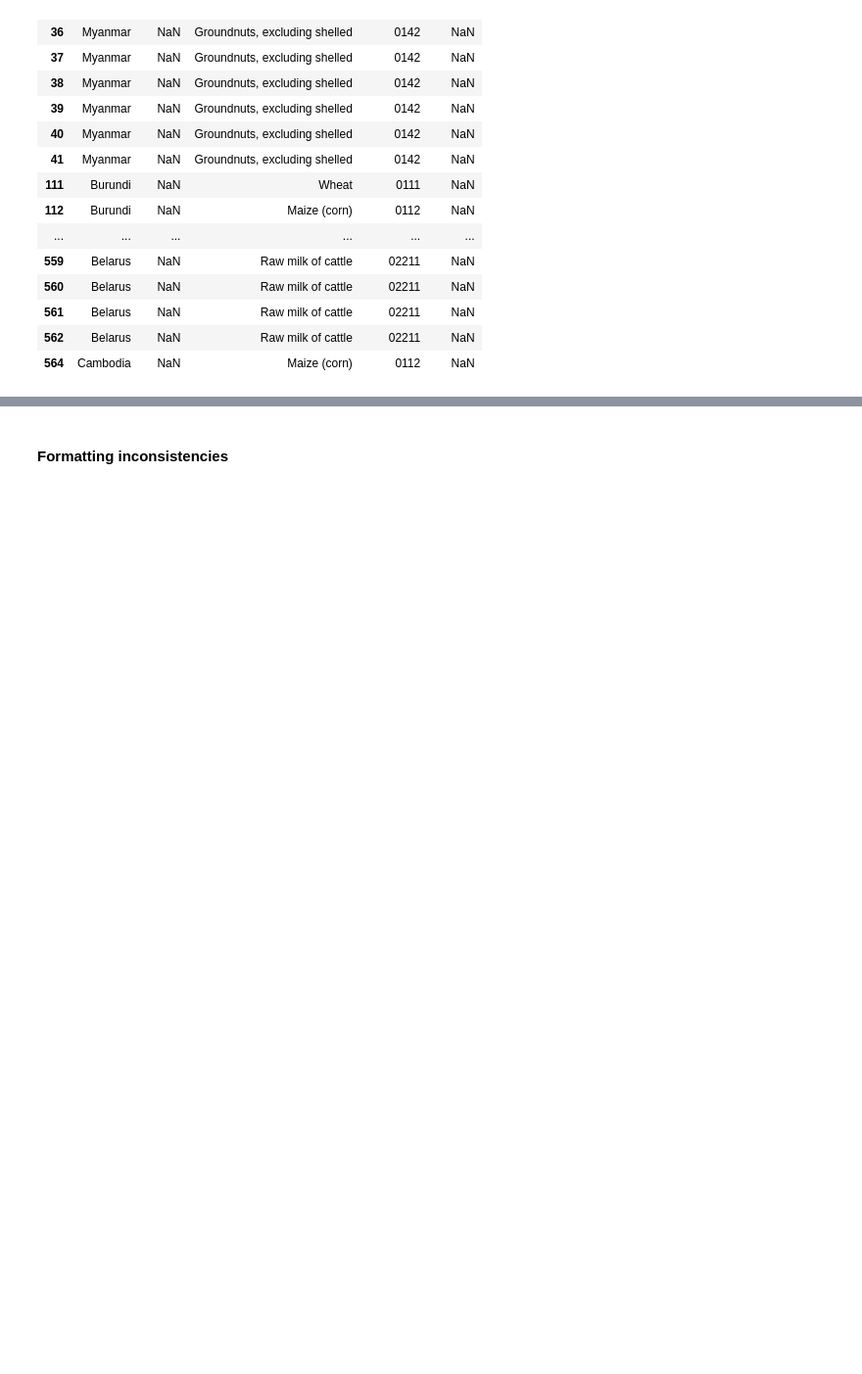
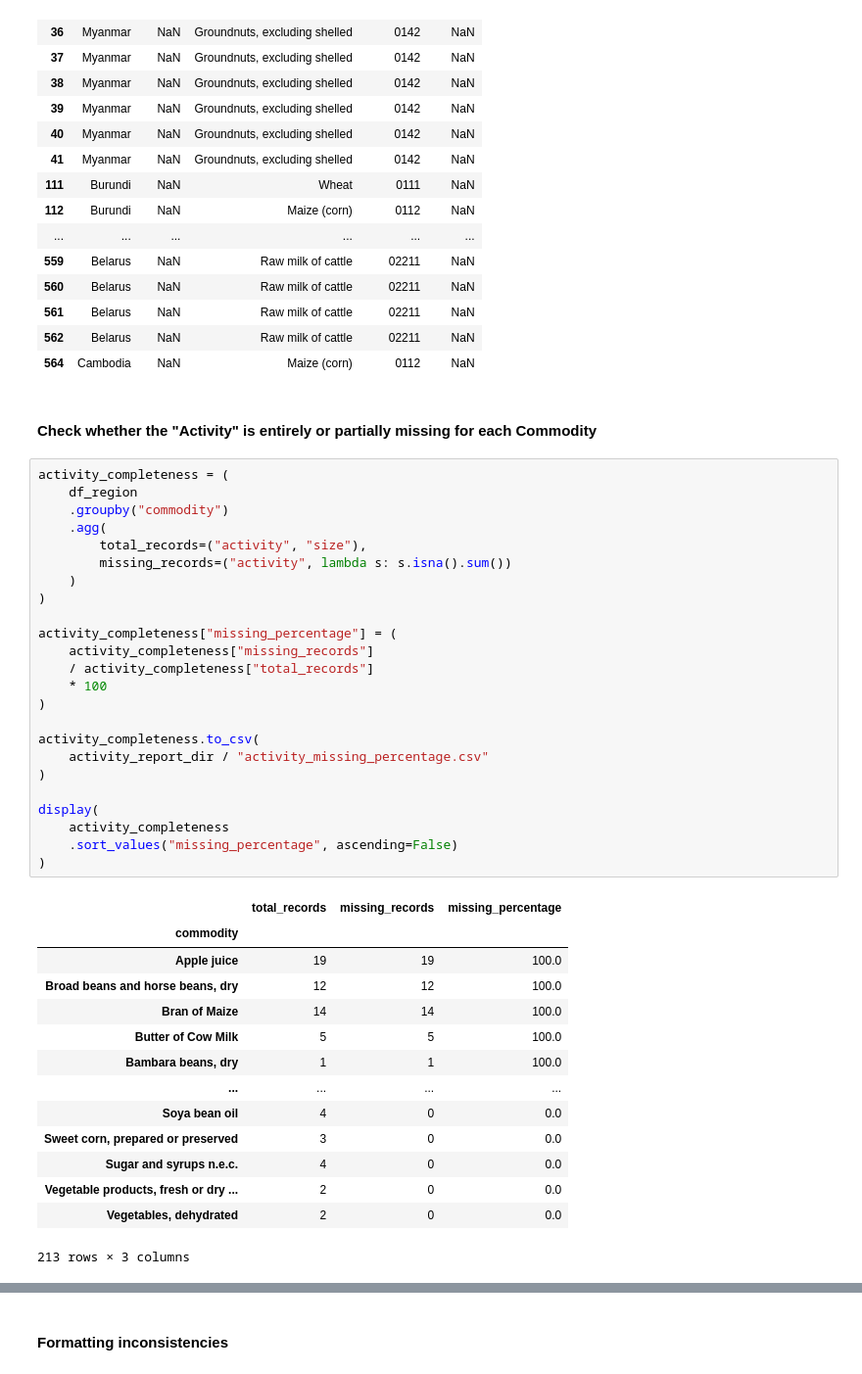
Before and after one commit to malakhassan12/Food-Waste, a Jupyter notebook: notebooks/Step_1_Data_Exploration_And_Column_Profiling_FINAL.ipynb, the cells around one changed output, grey strips where cells are left out. Shown at 98% size. Drawn from its saved outputs; the diff is of its cells as text; blank space fills up the shorter version.

```diff
--- a/notebooks/Step_1_Data_Exploration_And_Column_Profiling_FINAL.ipynb
+++ b/notebooks/Step_1_Data_Exploration_And_Column_Profiling_FINAL.ipynb
@@ -3794,3 +4990,44 @@ Missing activity records: 7370
 | 561 | Belarus | NaN | Raw milk of cattle | 02211 | NaN |
 | 562 | Belarus | NaN | Raw milk of cattle | 02211 | NaN |
 | 564 | Cambodia | NaN | Maize (corn) | 0112 | NaN |
+# %% [markdown]
+#### **Check whether the "Activity" is entirely or partially missing for each Commodity**
+# %%
+activity_completeness = (
+    df_region
+    .groupby("commodity")
+    .agg(
+        total_records=("activity", "size"),
+        missing_records=("activity", lambda s: s.isna().sum())
+    )
+)
+
+activity_completeness["missing_percentage"] = (
+    activity_completeness["missing_records"]
+    / activity_completeness["total_records"]
+    * 100
+)
+
+activity_completeness.to_csv(
+    activity_report_dir / "activity_missing_percentage.csv"
+)
+
+display(
+    activity_completeness
+    .sort_values("missing_percentage", ascending=False)
+)
+# %% [output]
+|  | total_records | missing_records | missing_percentage |
+| commodity |  |  |  |
+| Apple juice | 19 | 19 | 100.0 |
+| Broad beans and horse beans, dry | 12 | 12 | 100.0 |
+| Bran of Maize | 14 | 14 | 100.0 |
+| Butter of Cow Milk | 5 | 5 | 100.0 |
+| Bambara beans, dry | 1 | 1 | 100.0 |
+| ... | ... | ... | ... |
+| Soya bean oil | 4 | 0 | 0.0 |
+| Sweet corn, prepared or preserved | 3 | 0 | 0.0 |
+| Sugar and syrups n.e.c. | 4 | 0 | 0.0 |
+| Vegetable products, fresh or dry ... | 2 | 0 | 0.0 |
+| Vegetables, dehydrated | 2 | 0 | 0.0 |
+213 rows × 3 columns
```
Also changed, not shown: parts of 52 cells of this notebook, 40 other files.
